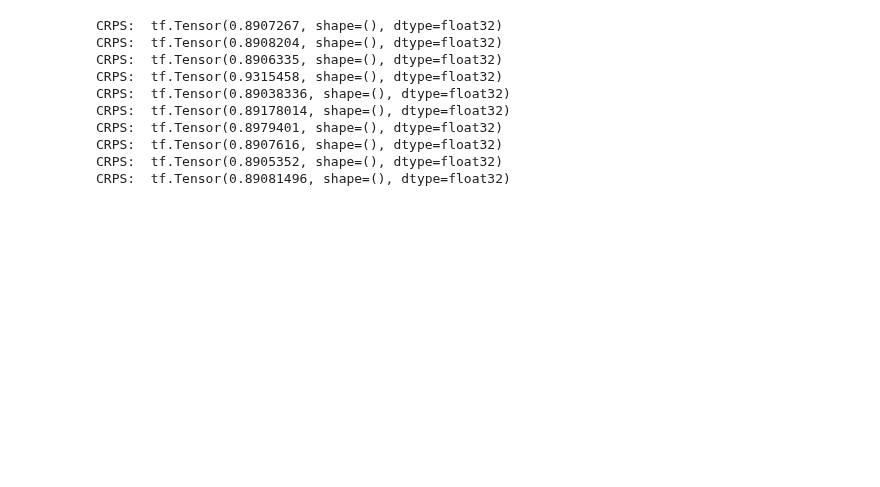
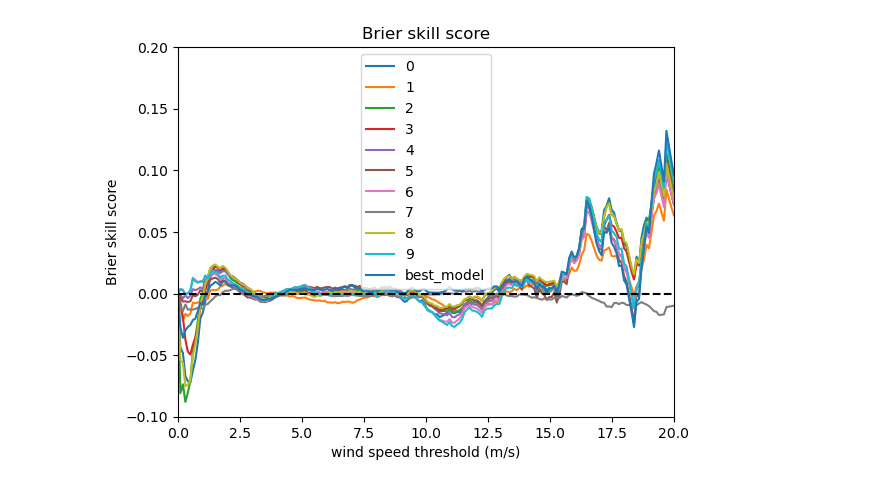
Before and after one commit to SimonHakvoort/thesiscode, a Jupyter notebook: src/variance_comparison/random_init_comparison.ipynb, the cells around one changed output. Drawn from its saved outputs; the diff is of its cells as text; code cells hidden in the pictures; blank space fills up the shorter version.

```diff
--- a/src/variance_comparison/random_init_comparison.ipynb
+++ b/src/variance_comparison/random_init_comparison.ipynb
@@ -4,15 +17,15 @@ from src.models.get_data import get_tensors
 # %%
-forecast_distribution = 'distr_trunc_normal'
+forecast_distribution = 'distr_mixture_linear'
 distribution_1 = 'distr_trunc_normal'
 distribution_2 = 'distr_log_normal'
 
-loss = 'loss_CRPS_sample' # options: loss_CRPS_sample, loss_twCRPS_sample, loss_log_likelihood
+loss = 'loss_twCRPS_sample' # options: loss_CRPS_sample, loss_twCRPS_sample, loss_log_likelihood
 
 chain_function = 'chain_function_normal_cdf_plus_constant' # options: chain_function_normal_cdf, chain_function_indicator, chain_function_normal_cdf_plus_constant
 chain_function_mean = 13
-chain_function_std = 2
+chain_function_std = 1
 chain_function_threshold = 15 # 12 / 15
-chain_function_constant = 0.05
+chain_function_constant = 0.2
 
 optimizer = 'Adam'
 learning_rate = 0.03
@@ -21,18 +34,20 @@ neighbourhood_size = 11
 ignore = ['229', '285', '323']
 epochs = 600
 
+#parameters = {'weight_a': tf.constant([1.54], dtype=tf.float32), 'weight_b': tf.constant([-0.15], dtype=tf.float32)}
+
 samples = 100
-printing = True
+printing = False
 pretrained = True
 random_init = True
 
-all_features = ['wind_speed', 'press', 'kinetic', 'humid', 'geopot', 'spatial_variance']
+all_features = ['wind_speed', 'press', 'kinetic', 'humid', 'geopot']
 
 location_features = ['wind_speed', 'press', 'kinetic', 'humid', 'geopot']
 
-scale_features = ['spatial_variance']
+scale_features = ['wind_speed', 'press', 'kinetic', 'humid', 'geopot']
 # %%
-models = []
+models = {}
 for i in range(0, 10):
     model = train_model(
     forecast_distribution,
@@ -57,8 +72,9 @@ for i in range(0, 10):
     distribution_1 = distribution_1,
     distribution_2 = distribution_2,
     pretrained = pretrained,
-    random_init = random_init
+    random_init = random_init,
     )
-    models.append(model)
+    models[str(i)] = model
+    print("Done with model " + str(i))
 # %% [output]
 Using random initialization for Truncated Normal distribution
@@ -83,4 +99,12 @@ Final loss:  0.90921247
 test_fold = 3
 ignore = ['229', '285', '323']
 X_test, y_test = get_tensors(neighbourhood_size, all_features, test_fold, ignore)
-X_test = models[0].normalize_features(X_test)
+X_test = models['0'].normalize_features(X_test)
+# %%
+folder = '/net/pc200239/nobackup/users/hakvoort/models/emos/'
+
+base_model = load_model(folder + 'trunc_normal/tn_crps__epochs600_folds_1_2_mean0_1_2_3_4_std0_1_2_3_4_.pkl')
+
+best_model = load_model(folder + 'mixture_linear/ml_tn_ln_twcrps_mean13.0_std2.0_constant0.07000000029802322_epochs600_folds_1_2_mean0_1_2_3_4_std0_1_2_3_4_.pkl')
+
+models['best_model'] = best_model
@@ -111,14 +131,6 @@ for model in models:
-# %%
-for model in models:
-    print("CRPS: ", model.CRPS(X_test, y_test, 10000))
-# %% [output]
-CRPS:  tf.Tensor(0.8907267, shape=(), dtype=float32)
-CRPS:  tf.Tensor(0.8908204, shape=(), dtype=float32)
-CRPS:  tf.Tensor(0.8906335, shape=(), dtype=float32)
-CRPS:  tf.Tensor(0.9315458, shape=(), dtype=float32)
-CRPS:  tf.Tensor(0.89038336, shape=(), dtype=float32)
-CRPS:  tf.Tensor(0.89178014, shape=(), dtype=float32)
-CRPS:  tf.Tensor(0.8979401, shape=(), dtype=float32)
-CRPS:  tf.Tensor(0.8907616, shape=(), dtype=float32)
-CRPS:  tf.Tensor(0.8905352, shape=(), dtype=float32)
-CRPS:  tf.Tensor(0.89081496, shape=(), dtype=float32)
+# %%
+
+values = np.linspace(0, 20, 200)
+make_brier_skill_plot(base_model, models, X_test, y_test, values, ylim=[-0.1,0.2])
+# %% [output]
+[figure, added]
```
Also changed, not shown: parts of 11 cells of this notebook, 11 other files.
